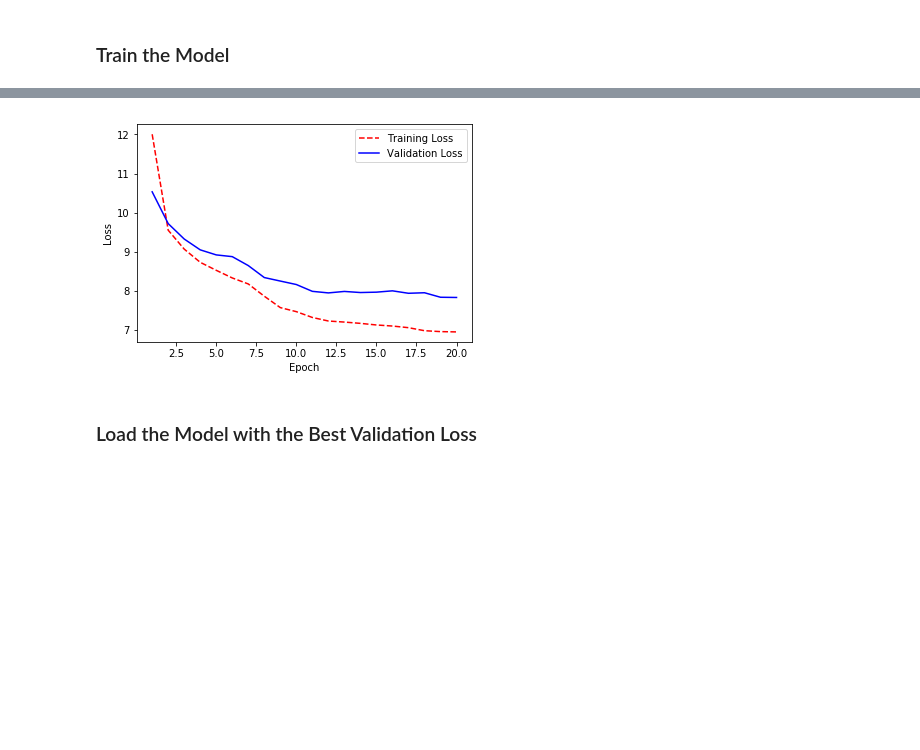
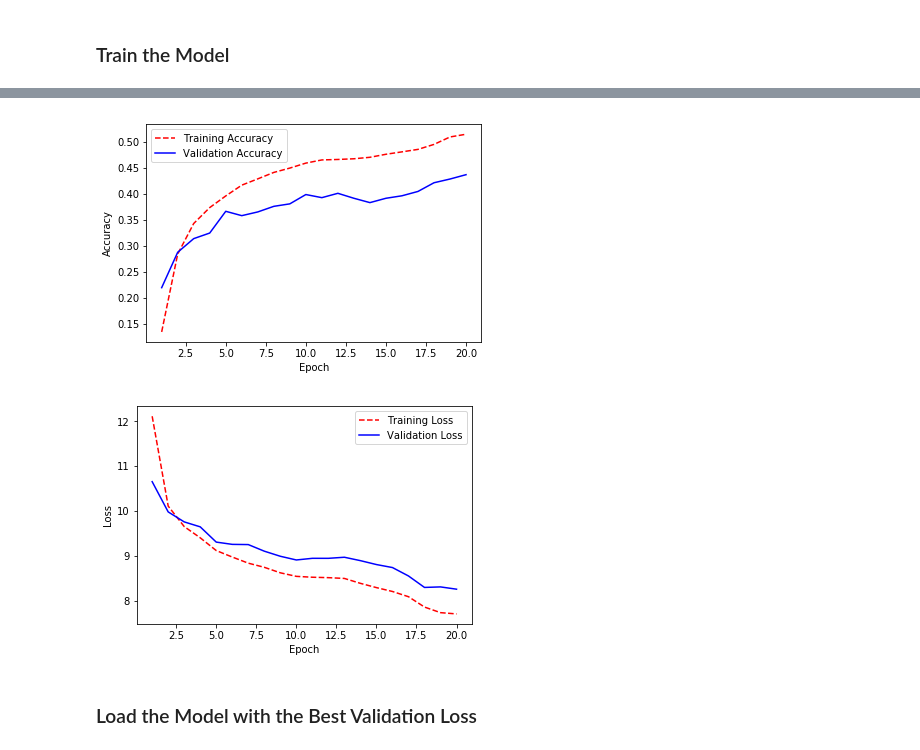
Before and after one commit to craig-martinson/dog-project, a Jupyter notebook: dog_app.ipynb, the cells around one changed output, grey strips where cells are left out. Cells and saved outputs as stored; diff of their text form; code cells hidden in the pictures; blank space fills up the shorter version.

```diff
--- a/dog_app.ipynb
+++ b/dog_app.ipynb
@@ -648,7 +659,9 @@ Epoch 20/20
-# %%
-utility.visualize_loss_history(VGG16_history)
-# %% [output]
-[figure, removed]
+# %%
+utility.plot_accuracy(VGG16_history)
+utility.plot_loss(VGG16_history)
+# %% [output]
+[figure, added]
+[figure, added]
 # %% [markdown]
 ### Load the Model with the Best Validation Loss
 # %%
```
Also changed, not shown: parts of 20 cells of this notebook, 1 other file.
